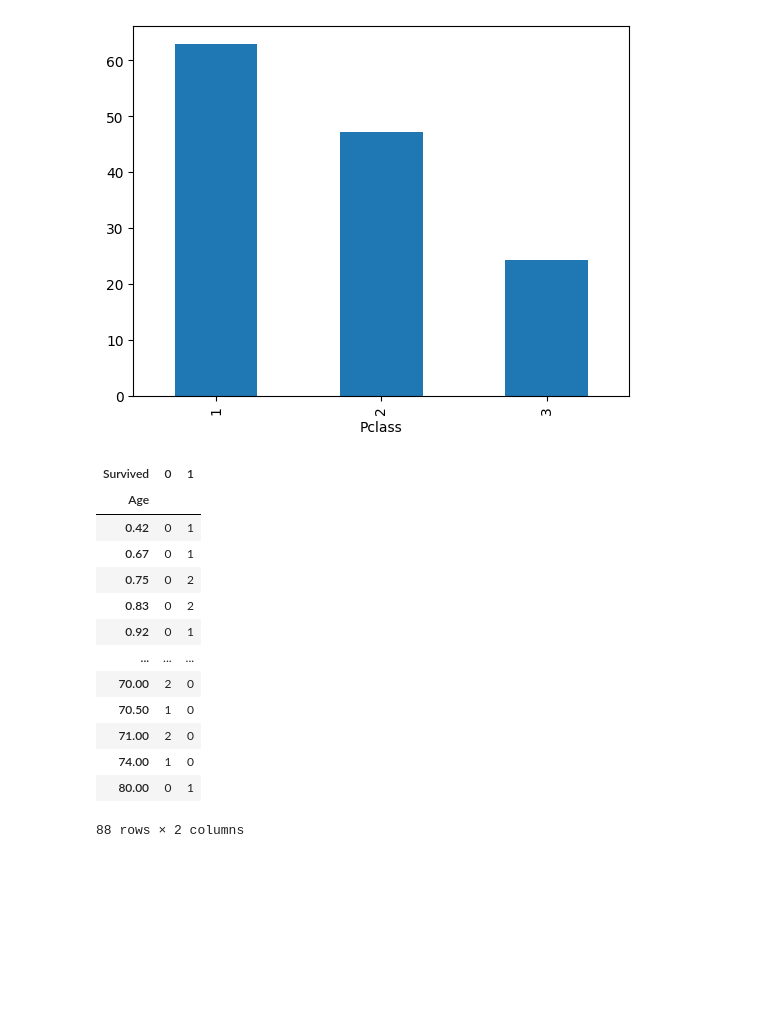
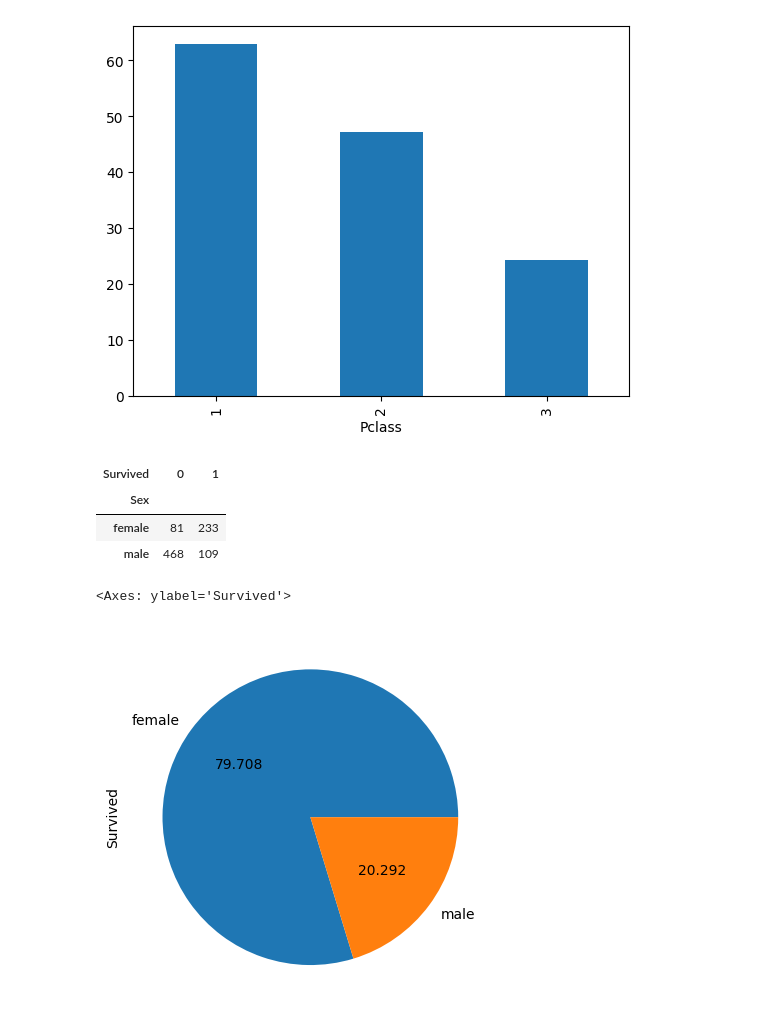
Before and after one commit to swoyam2609/Learning-Python, a Jupyter notebook: Machine Learning/Bivariate-Multivariate Analysis/bivariate and multivariate analysis.ipynb, the cells around one changed output. Drawn from its saved outputs; the diff is of its cells as text; code cells hidden in the pictures; blank space fills up the shorter version.

```diff
--- a/Machine Learning/Bivariate-Multivariate Analysis/bivariate and multivariate analysis.ipynb
+++ b/Machine Learning/Bivariate-Multivariate Analysis/bivariate and multivariate analysis.ipynb
@@ -95,19 +95,9 @@ aliveVSclassData.plot(kind='bar')
 <Axes: xlabel='Pclass'>
 [figure]
 # %%
-pd.crosstab(titanic['Age'], titanic['Survived'])
+pd.crosstab(titanic['Sex'], titanic['Survived'])
 # %% [output]
 | Survived | 0 | 1 |
-| Age |  |  |
-| 0.42 | 0 | 1 |
-| 0.67 | 0 | 1 |
-| 0.75 | 0 | 2 |
-| 0.83 | 0 | 2 |
-| 0.92 | 0 | 1 |
-| ... | ... | ... |
-| 70.00 | 2 | 0 |
-| 70.50 | 1 | 0 |
-| 71.00 | 2 | 0 |
-| 74.00 | 1 | 0 |
-| 80.00 | 0 | 1 |
+| Sex |  |  |
+| female | 81 | 233 |
+| male | 468 | 109 |
-88 rows × 2 columns
@@ -113,0 +106,5 @@ pd.crosstab(titanic['Age'], titanic['Survived'])
+# %%
+deathRatio.plot(kind='pie', autopct='%.3f')
+# %% [output]
+<Axes: ylabel='Survived'>
+[figure, added]
```
Also changed, not shown: parts of 16 cells of this notebook, 4 other files.
